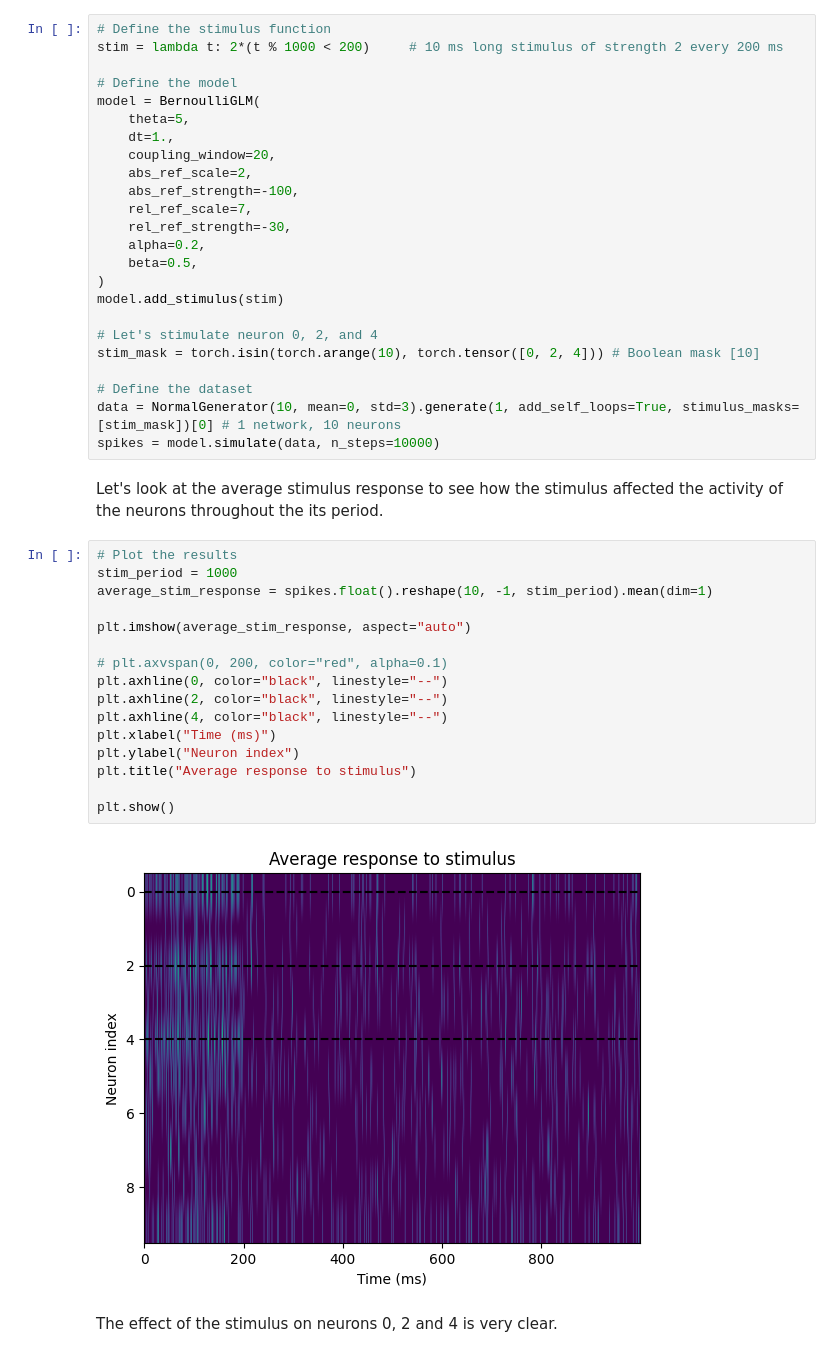
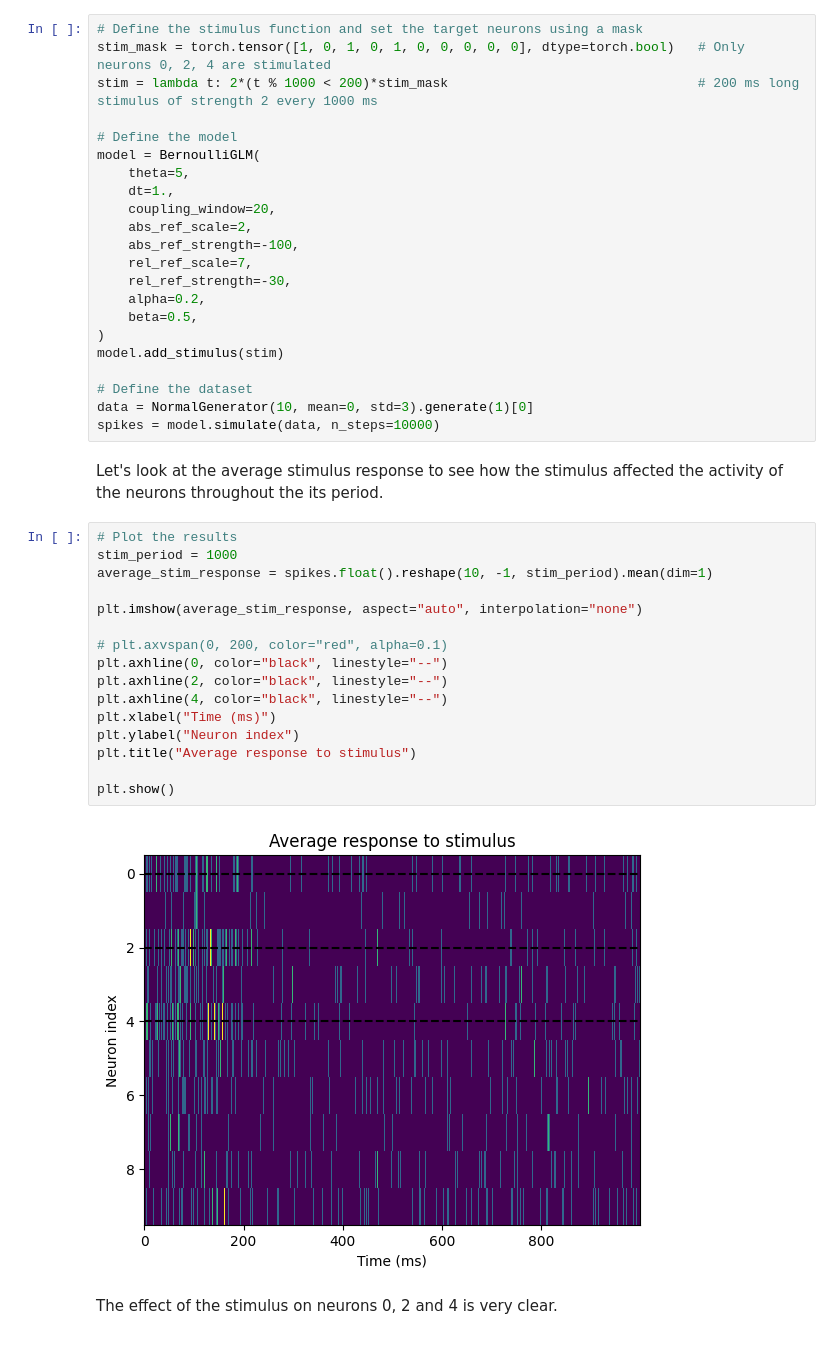
Before and after one commit to bioAI-Oslo/Spikeometric, a Jupyter notebook: examples/working_with_stimulus.ipynb, the cells around one changed output. Cells and saved outputs as stored; diff of their text form.

```diff
--- a/examples/working_with_stimulus.ipynb
+++ b/examples/working_with_stimulus.ipynb
@@ -29,8 +29,9 @@ We'll start by showing how to pass a custom pre-defined stimulus function. Secon
 ### Passing a custom stimulus function
 Sometimes there is no need to tune the stimulus and we simply want to stimulate some neurons with a stimulus that depends on time in a straight forward, pre-defined way. One such example could be a regular stimulus with a fixed period.
 # %%
-# Define the stimulus function
-stim = lambda t: 2*(t % 1000 < 200)     # 10 ms long stimulus of strength 2 every 200 ms
+# Define the stimulus function and set the target neurons using a mask
+stim_mask = torch.tensor([1, 0, 1, 0, 1, 0, 0, 0, 0, 0], dtype=torch.bool)   # Only neurons 0, 2, 4 are stimulated
+stim = lambda t: 2*(t % 1000 < 200)*stim_mask                                # 200 ms long stimulus of strength 2 every 1000 ms
 
 # Define the model
 model = BernoulliGLM(
@@ -46,11 +47,8 @@ model = BernoulliGLM(
 )
 model.add_stimulus(stim)
 
-# Let's stimulate neuron 0, 2, and 4
-stim_mask = torch.isin(torch.arange(10), torch.tensor([0, 2, 4])) # Boolean mask [10]
-
 # Define the dataset
-data = NormalGenerator(10, mean=0, std=3).generate(1, add_self_loops=True, stimulus_masks=[stim_mask])[0] # 1 network, 10 neurons
+data = NormalGenerator(10, mean=0, std=3).generate(1)[0]
 spikes = model.simulate(data, n_steps=10000)
 # %% [markdown]
 Let's look at the average stimulus response to see how the stimulus affected the activity of the neurons throughout the
@@ -58,21 +56,21 @@ its period.
 # %%
 # Plot the results
 stim_period = 1000
 average_stim_response = spikes.float().reshape(10, -1, stim_period).mean(dim=1)
 
-plt.imshow(average_stim_response, aspect="auto")
+plt.imshow(average_stim_response, aspect="auto", interpolation="none")
 
 # plt.axvspan(0, 200, color="red", alpha=0.1)
 plt.axhline(0, color="black", linestyle="--")
 plt.axhline(2, color="black", linestyle="--")
 plt.axhline(4, color="black", linestyle="--")
 plt.xlabel("Time (ms)")
 plt.ylabel("Neuron index")
 plt.title("Average response to stimulus")
 
 plt.show()
 # %% [output]
-[figure, old version]
+[figure, new version]
 # %% [markdown]
 The effect of the stimulus on neurons 0, 2 and 4 is very clear.
 # %% [markdown]
```
Also changed, not shown: parts of 9 cells of this notebook, 4 other files.
